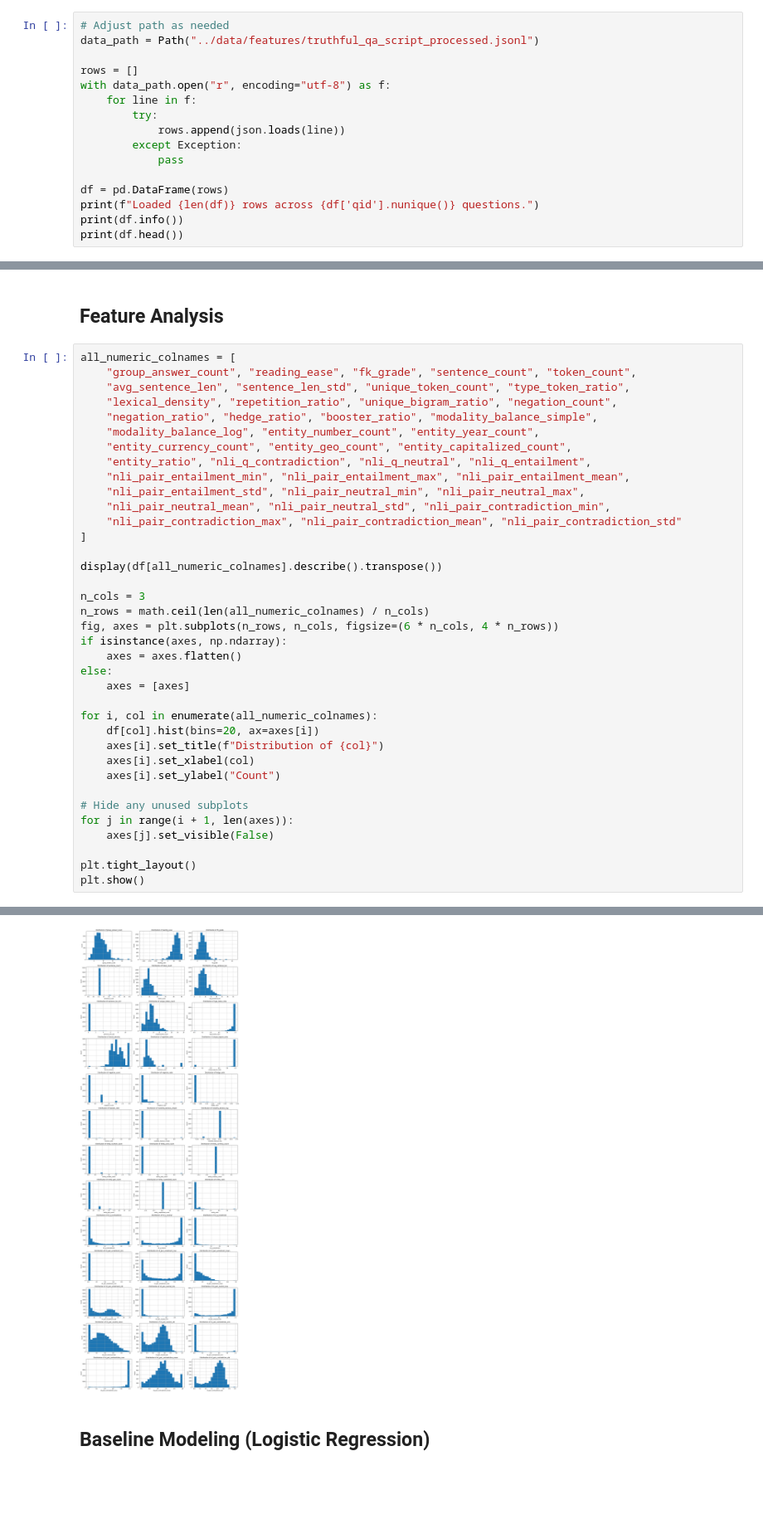
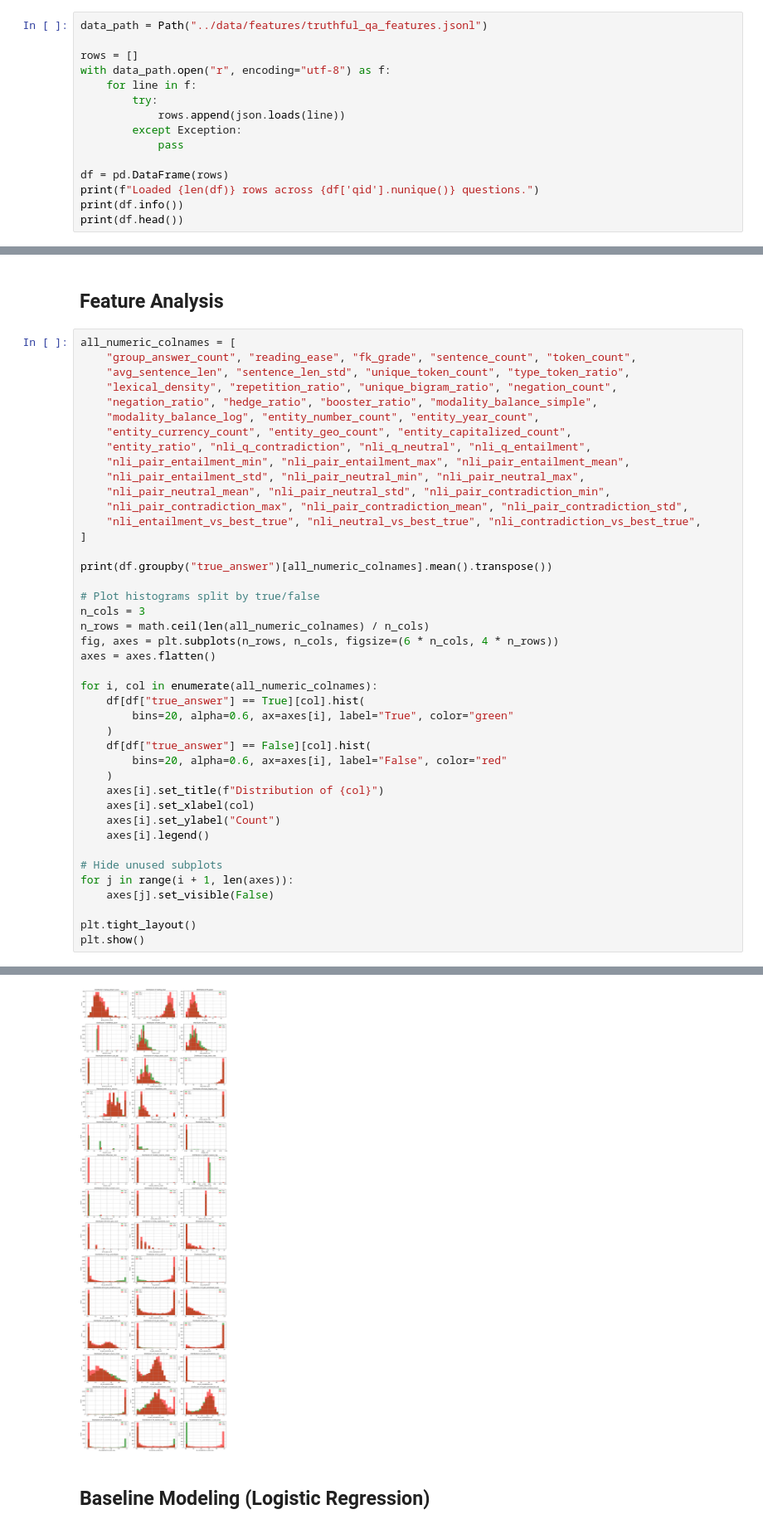
Before and after one commit to iauger/DSCI591-FACTS, a Jupyter notebook: notebooks/05_feature_review.ipynb, the cells around one changed output, grey strips where cells are left out. Shown at 83% size. Drawn from its saved outputs; the diff is of its cells as text; blank space fills up the shorter version.

Commit message:
Update to notebooks, evaluation module, features module, scripts, metric datasets

```diff
--- a/notebooks/05_feature_review.ipynb
+++ b/notebooks/05_feature_review.ipynb
@@ -27,8 +27,7 @@ from xgboost import XGBClassifier
 # %% [markdown]
 ## Load Dataset
 # %%
-# Adjust path as needed
-data_path = Path("../data/features/truthful_qa_script_processed.jsonl")
+data_path = Path("../data/features/truthful_qa_features.jsonl")
 
 rows = []
 with data_path.open("r", encoding="utf-8") as f:
@@ -74,26 +73,31 @@ all_numeric_colnames = [
     "nli_pair_entailment_min", "nli_pair_entailment_max", "nli_pair_entailment_mean",
     "nli_pair_entailment_std", "nli_pair_neutral_min", "nli_pair_neutral_max",
     "nli_pair_neutral_mean", "nli_pair_neutral_std", "nli_pair_contradiction_min",
-    "nli_pair_contradiction_max", "nli_pair_contradiction_mean", "nli_pair_contradiction_std"
+    "nli_pair_contradiction_max", "nli_pair_contradiction_mean", "nli_pair_contradiction_std",
+    "nli_entailment_vs_best_true", "nli_neutral_vs_best_true", "nli_contradiction_vs_best_true",
 ]
 
-display(df[all_numeric_colnames].describe().transpose())
+print(df.groupby("true_answer")[all_numeric_colnames].mean().transpose())
 
+# Plot histograms split by true/false
 n_cols = 3
 n_rows = math.ceil(len(all_numeric_colnames) / n_cols)
 fig, axes = plt.subplots(n_rows, n_cols, figsize=(6 * n_cols, 4 * n_rows))
-if isinstance(axes, np.ndarray):
-    axes = axes.flatten()
-else:
-    axes = [axes]
+axes = axes.flatten()
 
 for i, col in enumerate(all_numeric_colnames):
-    df[col].hist(bins=20, ax=axes[i])
+    df[df["true_answer"] == True][col].hist(
+        bins=20, alpha=0.6, ax=axes[i], label="True", color="green"
+    )
+    df[df["true_answer"] == False][col].hist(
+        bins=20, alpha=0.6, ax=axes[i], label="False", color="red"
+    )
     axes[i].set_title(f"Distribution of {col}")
     axes[i].set_xlabel(col)
     axes[i].set_ylabel("Count")
+    axes[i].legend()
 
-# Hide any unused subplots
+# Hide unused subplots
 for j in range(i + 1, len(axes)):
     axes[j].set_visible(False)
 
@@ -120,4 +124,4 @@ plt.show()
-[figure, old version]
+[figure, new version]
 # %% [markdown]
 ## Baseline Modeling (Logistic Regression)
 # %%
```
Also changed, not shown: parts of 10 cells of this notebook, 14 other files.
